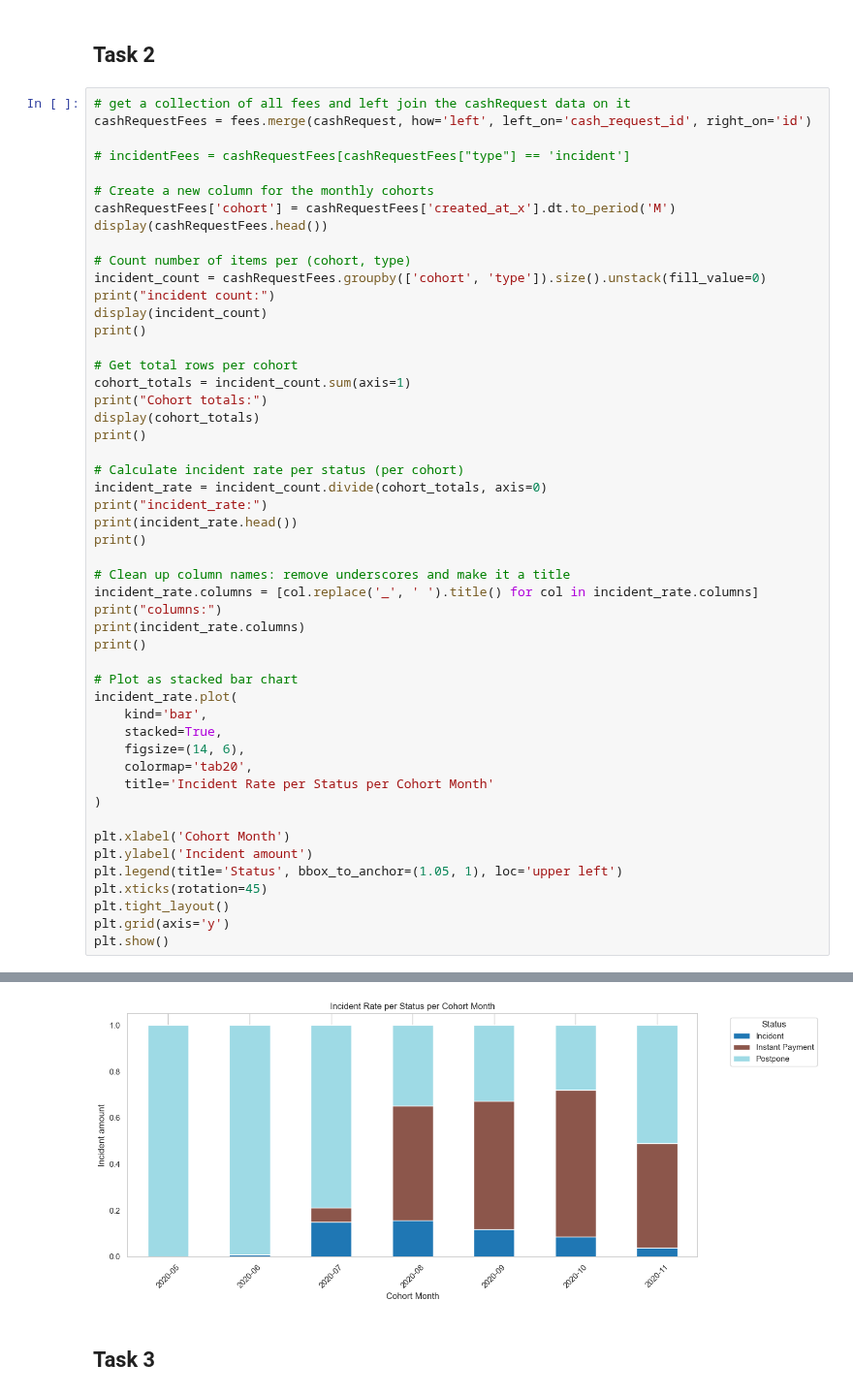
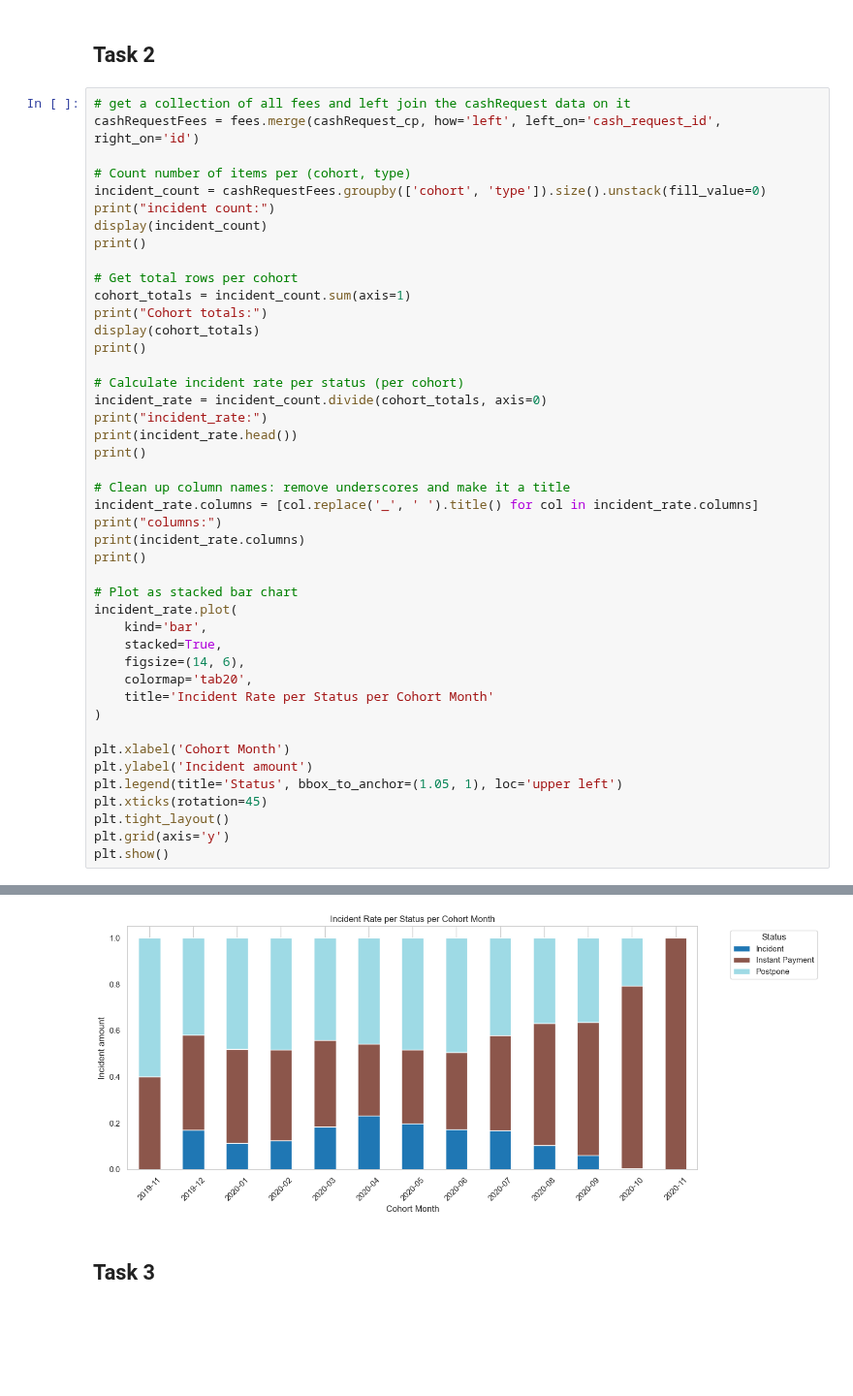
Before and after one commit to gfkpth/project-1-ironhack-payments-2-en, a Jupyter notebook: notebook/notebook.ipynb, the cells around one changed output, grey strips where cells are left out. Shown at 97% size. Drawn from its saved outputs; the diff is of its cells as text; blank space fills up the shorter version.

```diff
--- a/notebook/notebook.ipynb
+++ b/notebook/notebook.ipynb
@@ -957,13 +957,7 @@ sns.histplot(cashReq_grouped,x='created_month_str',y='request_count',hue='cohort
 ## Task 2
 # %%
 # get a collection of all fees and left join the cashRequest data on it
-cashRequestFees = fees.merge(cashRequest, how='left', left_on='cash_request_id', right_on='id')
-
-# incidentFees = cashRequestFees[cashRequestFees["type"] == 'incident']
-
-# Create a new column for the monthly cohorts
-cashRequestFees['cohort'] = cashRequestFees['created_at_x'].dt.to_period('M')
-display(cashRequestFees.head())
+cashRequestFees = fees.merge(cashRequest_cp, how='left', left_on='cash_request_id', right_on='id')
 
 # Count number of items per (cohort, type)
 incident_count = cashRequestFees.groupby(['cohort', 'type']).size().unstack(fill_value=0)
@@ -1047,4 +1046,4 @@ Index(['Incident', 'Instant Payment', 'Postpone'], dtype='object')
-[figure, old version]
+[figure, new version]
 # %% [markdown]
 ## Task 3
 # %%
```
Also changed, not shown: parts of 4 cells of this notebook.
